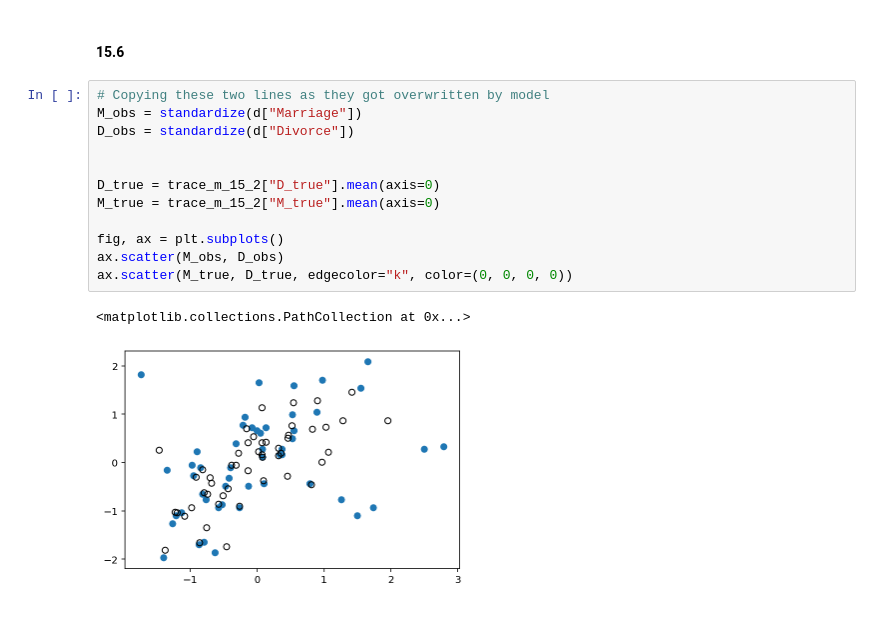
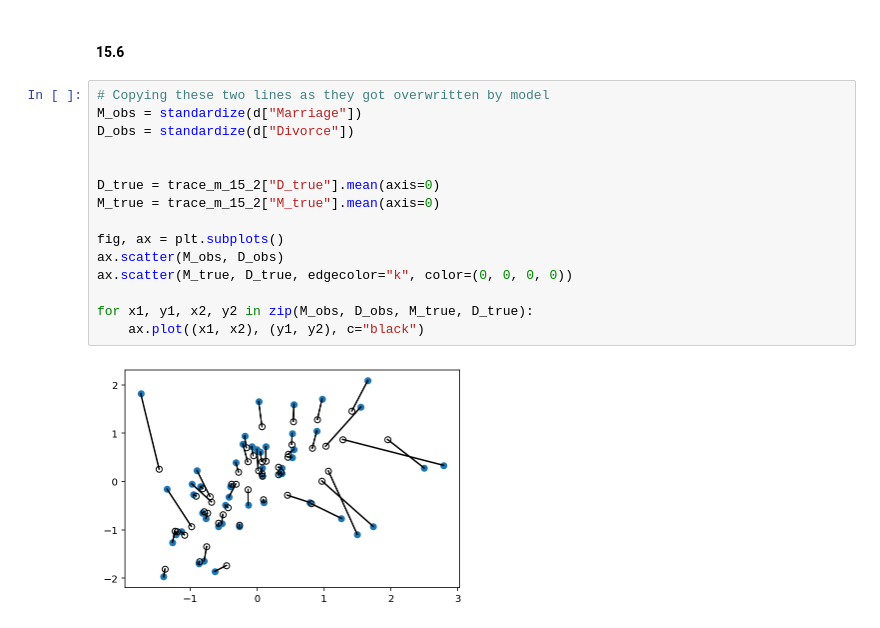
Before and after one commit to canyon289/resources, a Jupyter notebook: Rethinking_2/Chp_15.ipynb, the cells around one changed output. Cells and saved outputs as stored; diff of their text form.

```diff
--- a/Rethinking_2/Chp_15.ipynb
+++ b/Rethinking_2/Chp_15.ipynb
@@ -157,15 +141,17 @@ az.summary(trace_m_15_2)
 # %%
 # Copying these two lines as they got overwritten by model
 M_obs = standardize(d["Marriage"])
 D_obs = standardize(d["Divorce"])
 
 
 D_true = trace_m_15_2["D_true"].mean(axis=0)
 M_true = trace_m_15_2["M_true"].mean(axis=0)
 
 fig, ax = plt.subplots()
 ax.scatter(M_obs, D_obs)
 ax.scatter(M_true, D_true, edgecolor="k", color=(0, 0, 0, 0))
+
+for x1, y1, x2, y2 in zip(M_obs, D_obs, M_true, D_true):
+    ax.plot((x1, x2), (y1, y2), c="black")
 # %% [output]
-<matplotlib.collections.PathCollection at 0x...>
-[figure, old version]
+[figure, new version]
```
Also changed, not shown: parts of 1 cell of this notebook.
